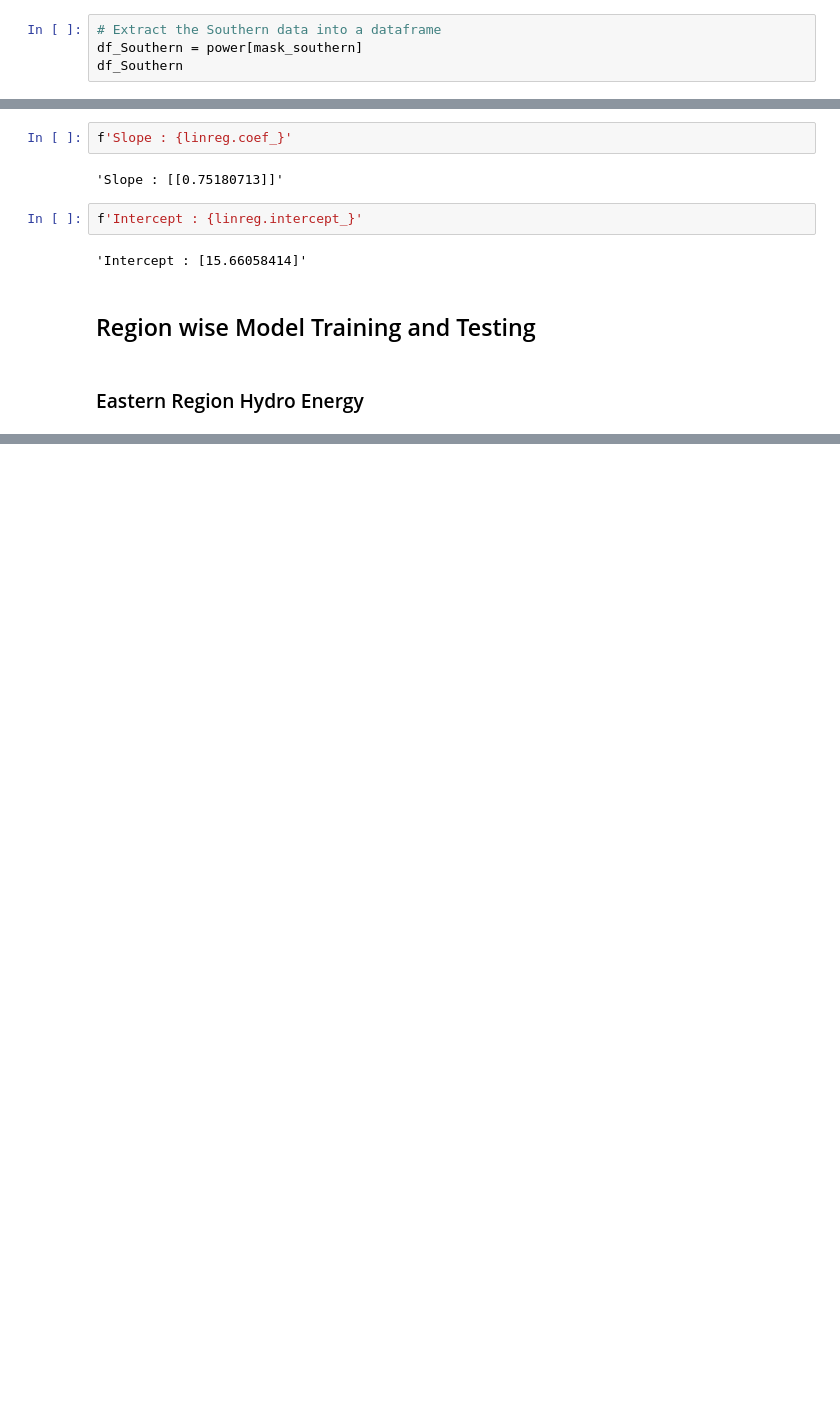
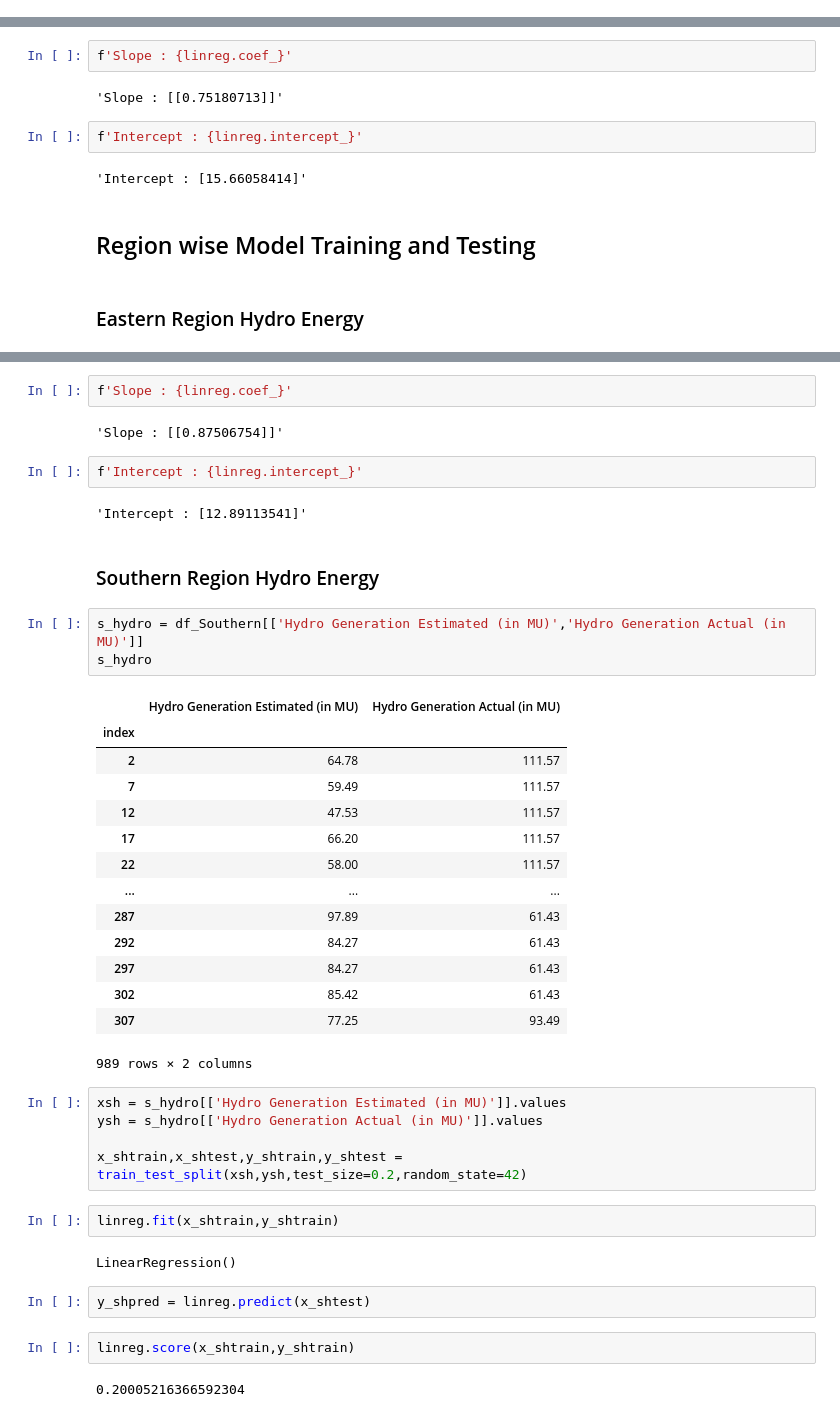
Before and after one commit to SheCodes-IEEE-CIS-GHRCE/Electricity-Generation-Analysis-and-Prediction-in-India, a Jupyter notebook: Elec-gen.ipynb, the cells around one changed output, grey strips where cells are left out. Drawn from its saved outputs; the diff is of its cells as text; blank space fills up the shorter version.

```diff
--- a/Elec-gen.ipynb
+++ b/Elec-gen.ipynb
@@ -677,4 +653,0 @@ Name: Region, Length: 4945, dtype: bool
-# %%
-# Extract the Southern data into a dataframe
-df_Southern = power[mask_southern]
-df_Southern
@@ -919,0 +916,43 @@ Test score : 0.8524215847946875
+# %%
+f'Slope : {linreg.coef_}'
+# %% [output]
+'Slope : [[0.87506754]]'
+# %%
+f'Intercept : {linreg.intercept_}'
+# %% [output]
+'Intercept : [12.89113541]'
+# %% [markdown]
+### Southern Region Hydro Energy
+# %%
+s_hydro = df_Southern[['Hydro Generation Estimated (in MU)','Hydro Generation Actual (in MU)']]
+s_hydro
+# %% [output]
+|  | Hydro Generation Estimated (in MU) | Hydro Generation Actual (in MU) |
+| index |  |  |
+| 2 | 64.78 | 111.57 |
+| 7 | 59.49 | 111.57 |
+| 12 | 47.53 | 111.57 |
+| 17 | 66.20 | 111.57 |
+| 22 | 58.00 | 111.57 |
+| ... | ... | ... |
+| 287 | 97.89 | 61.43 |
+| 292 | 84.27 | 61.43 |
+| 297 | 84.27 | 61.43 |
+| 302 | 85.42 | 61.43 |
+| 307 | 77.25 | 93.49 |
+989 rows × 2 columns
+# %%
+xsh = s_hydro[['Hydro Generation Estimated (in MU)']].values
+ysh = s_hydro[['Hydro Generation Actual (in MU)']].values
+
+x_shtrain,x_shtest,y_shtrain,y_shtest = train_test_split(xsh,ysh,test_size=0.2,random_state=42)
+# %%
+linreg.fit(x_shtrain,y_shtrain)
+# %% [output]
+LinearRegression()
+# %%
+y_shpred = linreg.predict(x_shtest)
+# %%
+linreg.score(x_shtrain,y_shtrain)
+# %% [output]
+0.20005216366592304
```
Also changed, not shown: parts of 56 cells of this notebook.
